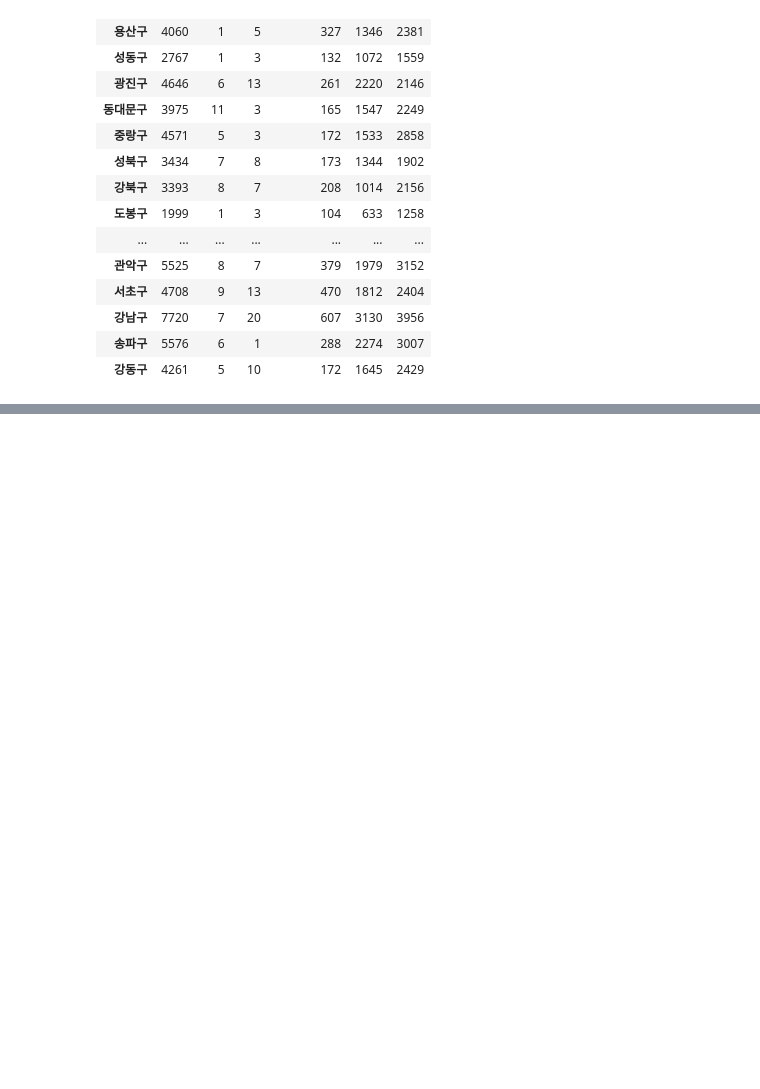
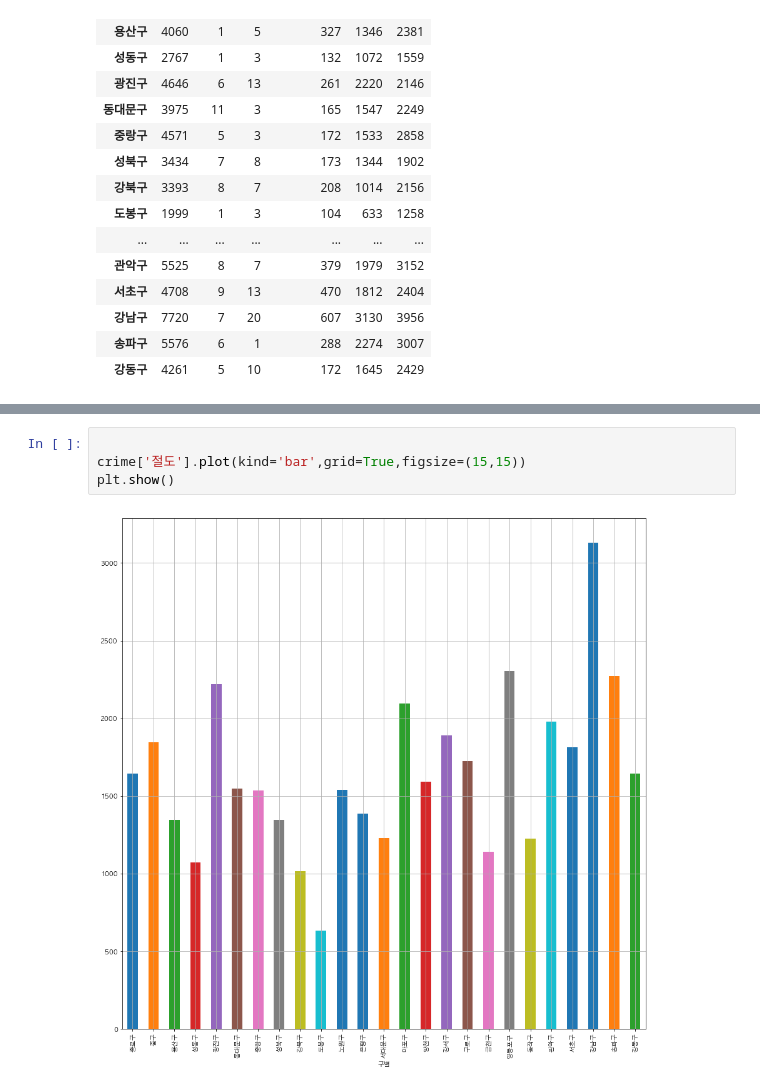
Before and after one commit to shypang/python_practice, a Jupyter notebook: souce/DataMerge.ipynb, the cells around one changed output, grey strips where cells are left out. Cells and saved outputs as stored; diff of their text form; blank space fills up the shorter version.

```diff
--- a/souce/DataMerge.ipynb
+++ b/souce/DataMerge.ipynb
@@ -599,0 +614,6 @@ crime
+# %%
+
+crime['절도'].plot(kind='bar',grid=True,figsize=(15,15))
+plt.show()
+# %% [output]
+[figure, added]
```
Also changed, not shown: parts of 6 cells of this notebook.
